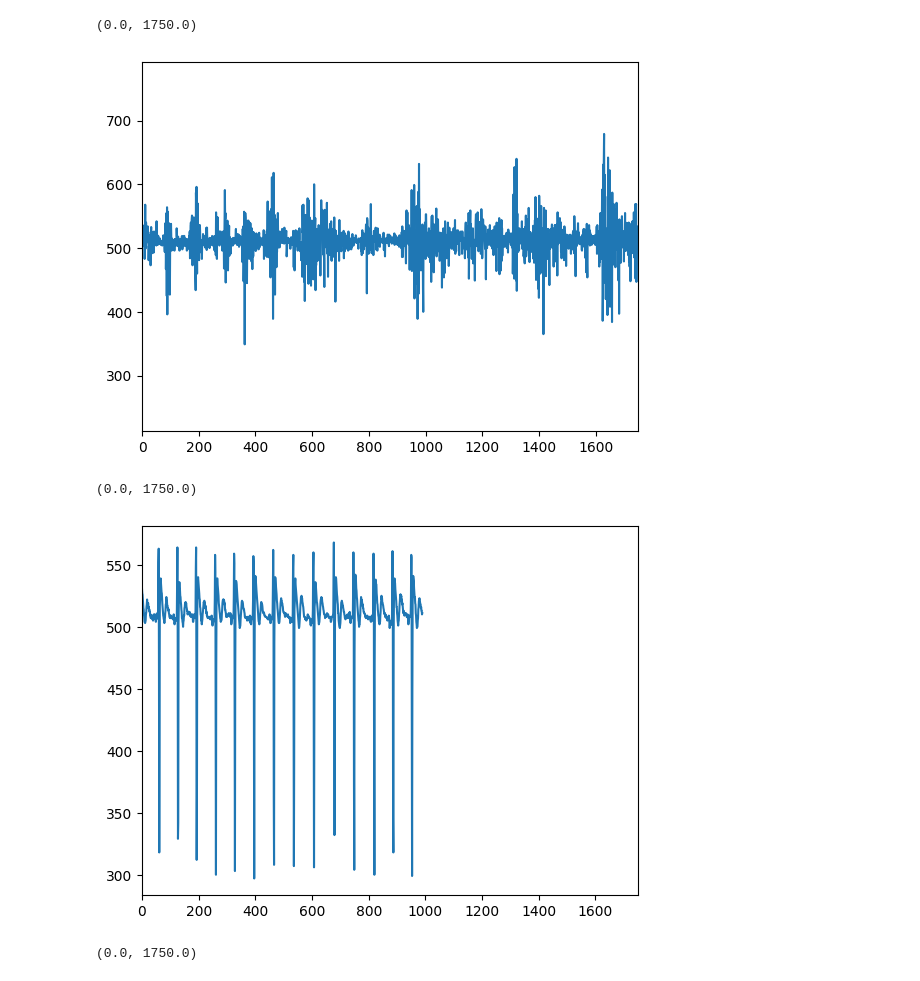
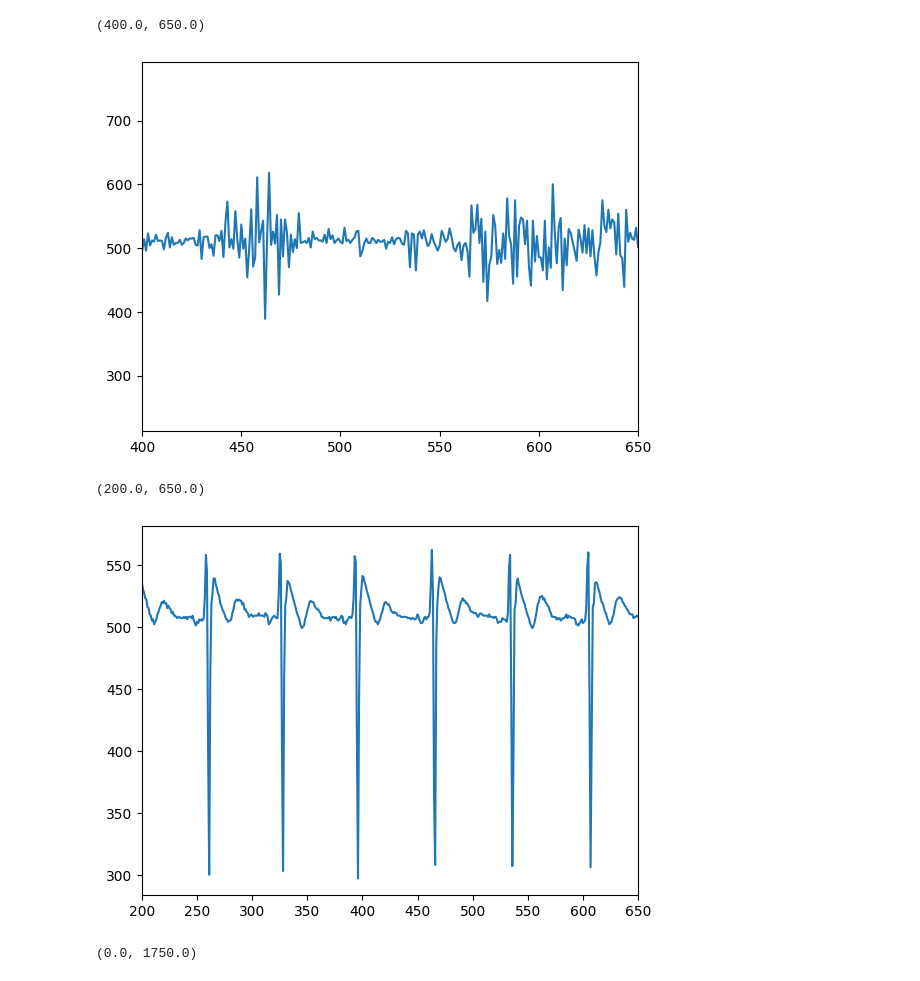
Before and after one commit to joseluis031/Bitalino, a Jupyter notebook: carletto.ipynb, the cells around one changed output. Saved outputs shown, nothing was run; the diff lists cells and outputs as text; code cells hidden in the pictures.

```diff
--- a/carletto.ipynb
+++ b/carletto.ipynb
@@ -7,16 +7,16 @@ f2 = h5py.File('electrocardiograma/corazon/CARLOS A2/OpenSignals (r)evolution Re
 f3 = h5py.File('electrodermal/palma mano/CARLOS A3/OpenSignals (r)evolution Report_2024-03-04_17-21-39.pdf.h5')["84:BA:20:5E:FF:67"]["raw"]["channel_3"]
 # %%
 pl.plot(f1)
-pl.xlim(0, 1750)
+pl.xlim(400, 650)
 # %% [output]
-(0.0, 1750.0)
+(400.0, 650.0)
-[figure, old version]
+[figure, new version]
 # %%
 pl.plot(f2)
-pl.xlim(0, 1750)
+pl.xlim(200, 650)
 # %% [output]
-(0.0, 1750.0)
+(200.0, 650.0)
-[figure, old version]
+[figure, new version]
 # %%
 pl.plot(f3)
 pl.xlim(0, 1755)
```
Also changed, not shown: 4 other files.
